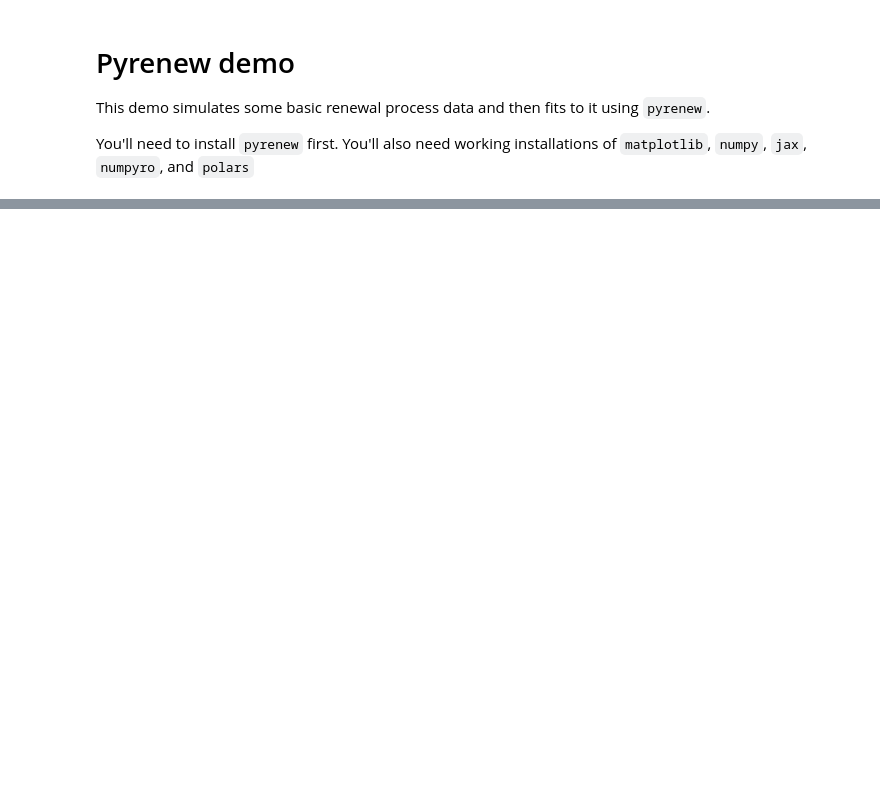
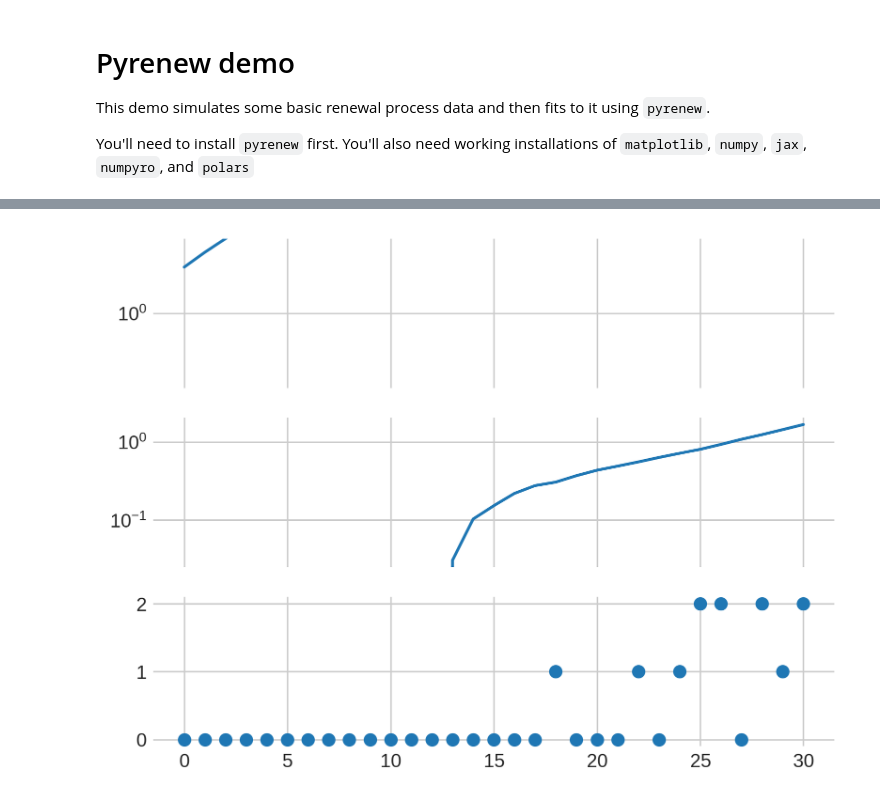
Before and after one commit to CDCgov/PyRenew, a Jupyter notebook: model/docs/pyrenew_demo.ipynb, the cells around one changed output, grey strips where cells are left out. Saved outputs shown, nothing was run; the diff lists cells and outputs as text; code cells hidden in the pictures; blank space fills up the shorter version.

```diff
--- a/model/docs/pyrenew_demo.ipynb
+++ b/model/docs/pyrenew_demo.ipynb
@@ -48,9 +52,13 @@ infections_obs = InfectionsObservation(jnp.array([0.25, 0.25, 0.25, 0.25]))
 Rt_process = RtRandomWalkProcess()
 hosp_obs = HospitalizationsObservation(
     inf_hosp_int=jnp.array(
-        [0, 0, 0,0,0,0,0,0,0,0,0,0,0, 0.25, 0.5, 0.1, 0.1, 0.05]
+        [0, 0, 0,0,0,0,0,0,0,0,0,0,0, 0.25, 0.5, 0.1, 0.1, 0.05],
         ),
-    hosp_dist=dist.Poisson
+    infections_obs_varname='infections',
+    hosp_dist=PoissonObservation(
+        rate_varname='hospitalizations_predicted',
+        counts_varname='hospitalizations_obs',
+        )
 )
 
 # Initializing the model
@@ -66,9 +94,11 @@ x
 # %%
 fig, ax = plt.subplots(nrows=3, sharex=True)
-ax[0].plot(x)
+ax[0].plot(x.infect_sampled)
 ax[0].set_ylim([1/5, 5])
-ax[1].plot(x[1])
-ax[2].plot(x[3], 'o')
+ax[1].plot(x.pred_hosps)
+ax[2].plot(x.samp_hosp, 'o')
 for axis in ax[:-1]:
     axis.set_yscale("log")
+# %% [output]
+[figure, added]
 # %%
```
Also changed, not shown: parts of 7 cells of this notebook, 9 other files.
